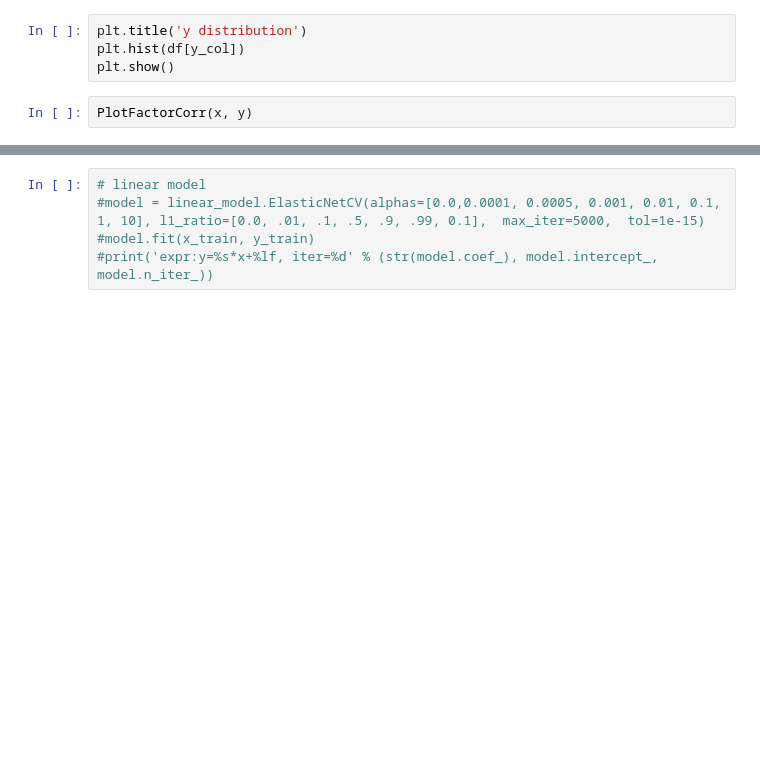
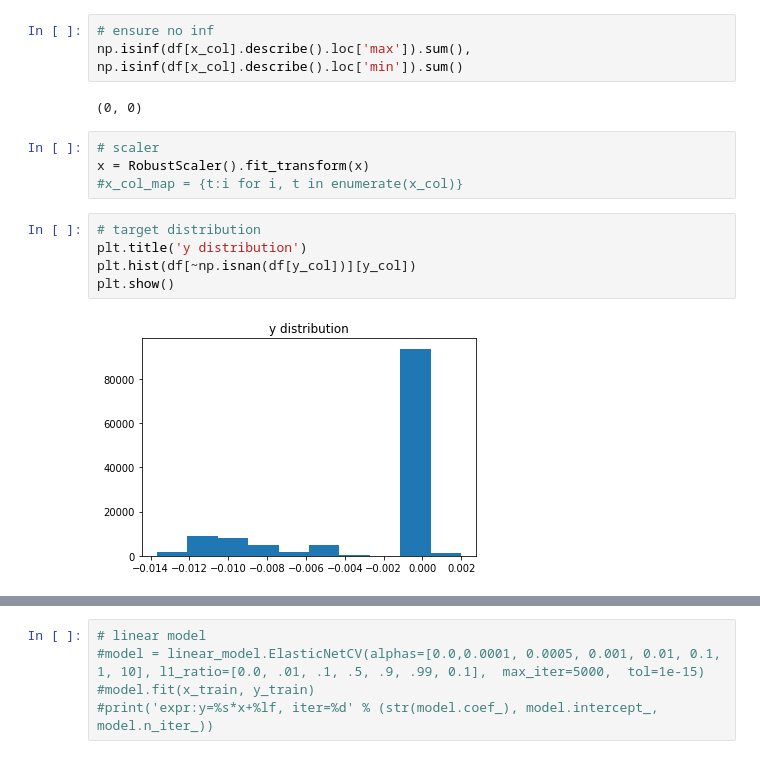
Before and after one commit to nickhuangxinyu/zxrk, a Jupyter notebook: problem1/zxrk.ipynb, the cells around one changed output, grey strips where cells are left out. Saved outputs shown, nothing was run; the diff lists cells and outputs as text; blank space fills up the shorter version.

```diff
--- a/problem1/zxrk.ipynb
+++ b/problem1/zxrk.ipynb
@@ -88,6 +89,16 @@ x_col_map = {t:i for i, t in enumerate(x_col)}
+# %%
+# ensure no inf
+np.isinf(df[x_col].describe().loc['max']).sum(), np.isinf(df[x_col].describe().loc['min']).sum()
+# %% [output]
+(0, 0)
+# %%
+# scaler
+x = RobustScaler().fit_transform(x)
+#x_col_map = {t:i for i, t in enumerate(x_col)}
 # %%
+# target distribution
 plt.title('y distribution')
-plt.hist(df[y_col])
+plt.hist(df[~np.isnan(df[y_col])][y_col])
 plt.show()
+# %% [output]
+[figure, added]
-# %%
-PlotFactorCorr(x, y)
```
Also changed, not shown: parts of 10 cells of this notebook, 2 other files.
